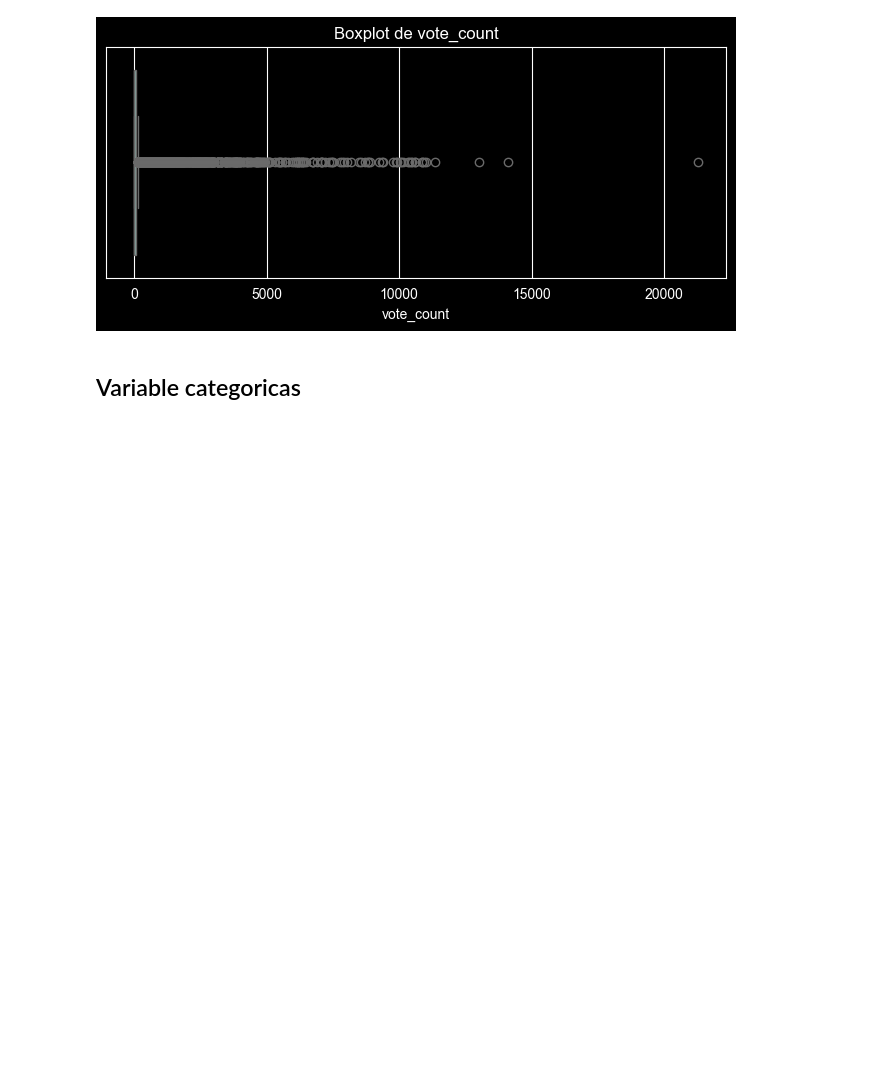
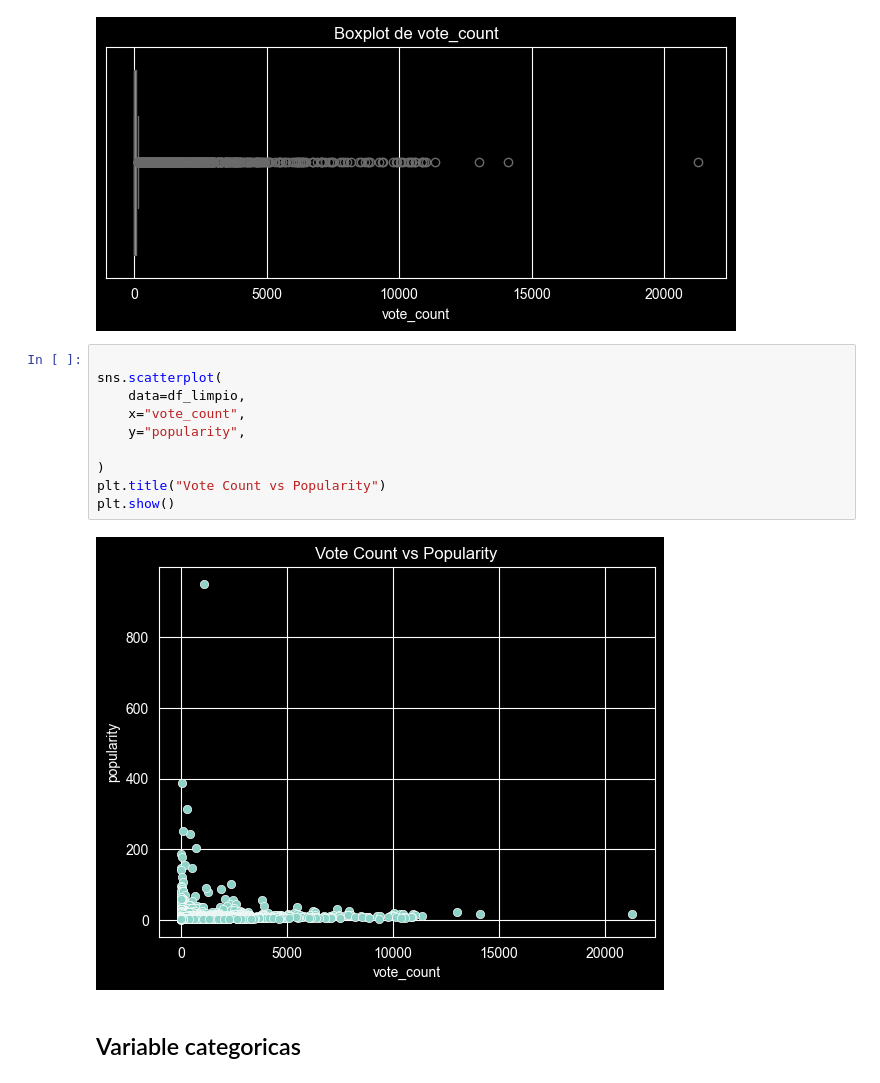
Before and after one commit to MauOrtizC/ProyectoII, a Jupyter notebook: notebooks/01_EDA_TMDB.ipynb, the cells around one changed output. Drawn from its saved outputs; the diff is of its cells as text; blank space fills up the shorter version.

```diff
--- a/notebooks/01_EDA_TMDB.ipynb
+++ b/notebooks/01_EDA_TMDB.ipynb
@@ -304,6 +347,18 @@ for col in num_cols:
 [figure]
 [figure]
 [figure]
+# %%
+
+sns.scatterplot(
+    data=df_limpio,
+    x="vote_count",
+    y="popularity",
+
+)
+plt.title("Vote Count vs Popularity")
+plt.show()
+# %% [output]
+[figure, added]
 # %% [markdown]
 ## Variable categoricas
 # %%
```
Also changed, not shown: parts of 17 cells of this notebook, 1 other file.
